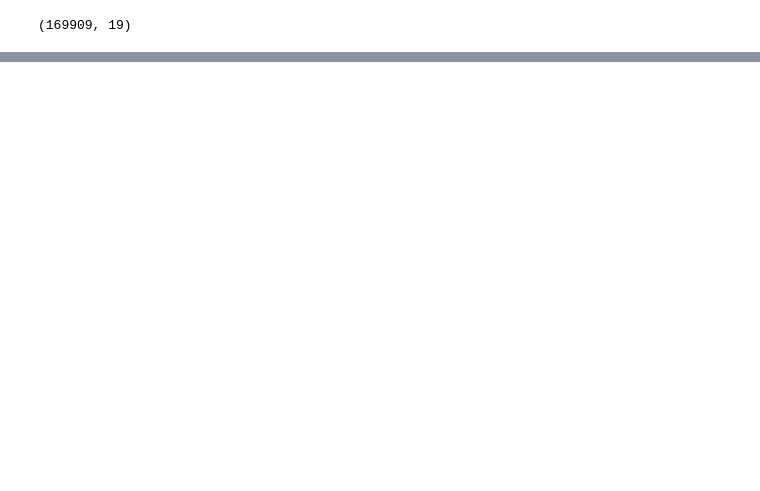
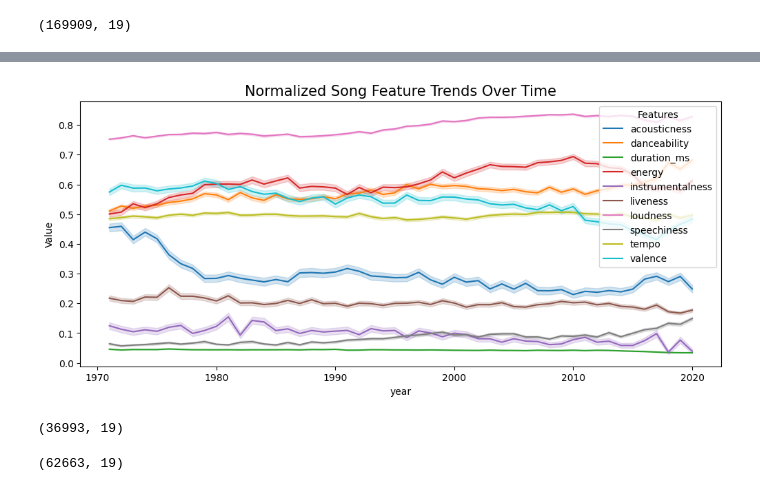
Before and after one commit to yt1653/1018_time_series_project, a Jupyter notebook: arima.ipynb, the cells around one changed output, grey strips where cells are left out. Drawn from its saved outputs; the diff is of its cells as text; code cells hidden in the pictures; blank space fills up the shorter version.

Commit message:
added baseline arima analysis

```diff
--- a/arima.ipynb
+++ b/arima.ipynb
@@ -17,0 +22,21 @@ df.shape
+# %%
+def normalize(df):
+    # Normalize numerical columns
+    columns = ['acousticness', 'danceability', 'duration_ms', 'energy', 'instrumentalness', 'liveness', 'loudness', 'speechiness', 'tempo', 'valence']
+    for feature in columns:
+        max_val = df[feature].max()
+        min_val = df[feature].min()
+        df[feature] = (df[feature] - min_val) / (max_val - min_val)
+
+    return df
+# %%
+def data_preprocessing(df):
+    # df['release_date'] = pd.to_datetime(df['release_date'], format='mixed')
+    df = df[df['year'] > 1970]
+    df['year'] = pd.to_datetime(df['year'], format='%Y')
+    df = df.sort_values(by='year')
+    df.dropna(inplace=True)
+
+    df = normalize(df)
+
+    return df
@@ -17,0 +60,3 @@ df.shape
+# %%
+df = data_preprocessing(df)
+df.shape
@@ -17,0 +70,27 @@ df.shape
+# %%
+# Create a simple line plot for initial analysis
+plt.figure(figsize=(12,5))
+plt.title("Normalized Song Feature Trends Over Time", fontdict={"fontsize": 15})
+
+lines = ['acousticness', 'danceability', 'duration_ms', 'energy', 'instrumentalness', 'liveness', 'loudness', 'speechiness', 'tempo', 'valence']
+
+for line in lines:
+    sns.lineplot(x='year', y=line, data=df, label=line)
+
+plt.ylabel("Value")
+plt.legend(title="Features")
+plt.show()
+# %% [output]
+[figure, added]
+# %%
+# Popular songs data
+popular_df = df[df['popularity'] >= 50]
+popular_df.shape
+# %% [output]
+(36993, 19)
+# %%
+# Unpopular songs data
+unpopular_df = df[df['popularity'] < 50]
+unpopular_df.shape
+# %% [output]
+(62663, 19)
```
Also changed, not shown: parts of 28 cells of this notebook, 1 other file.
